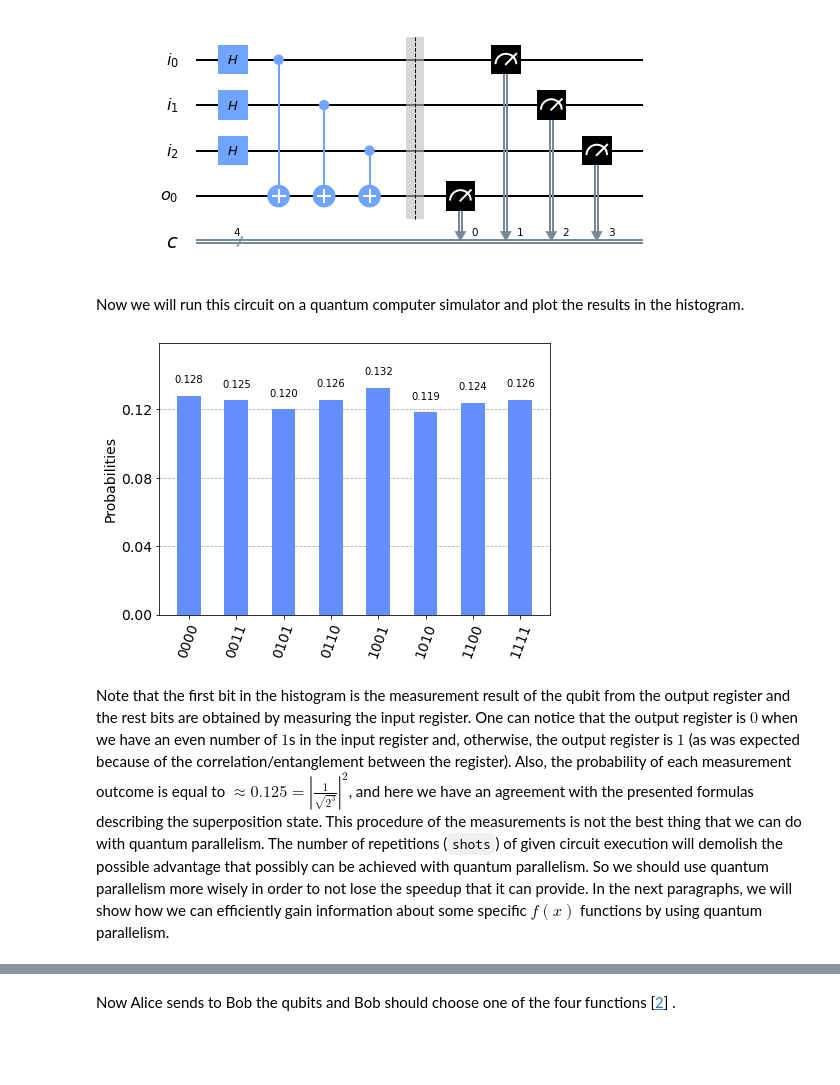
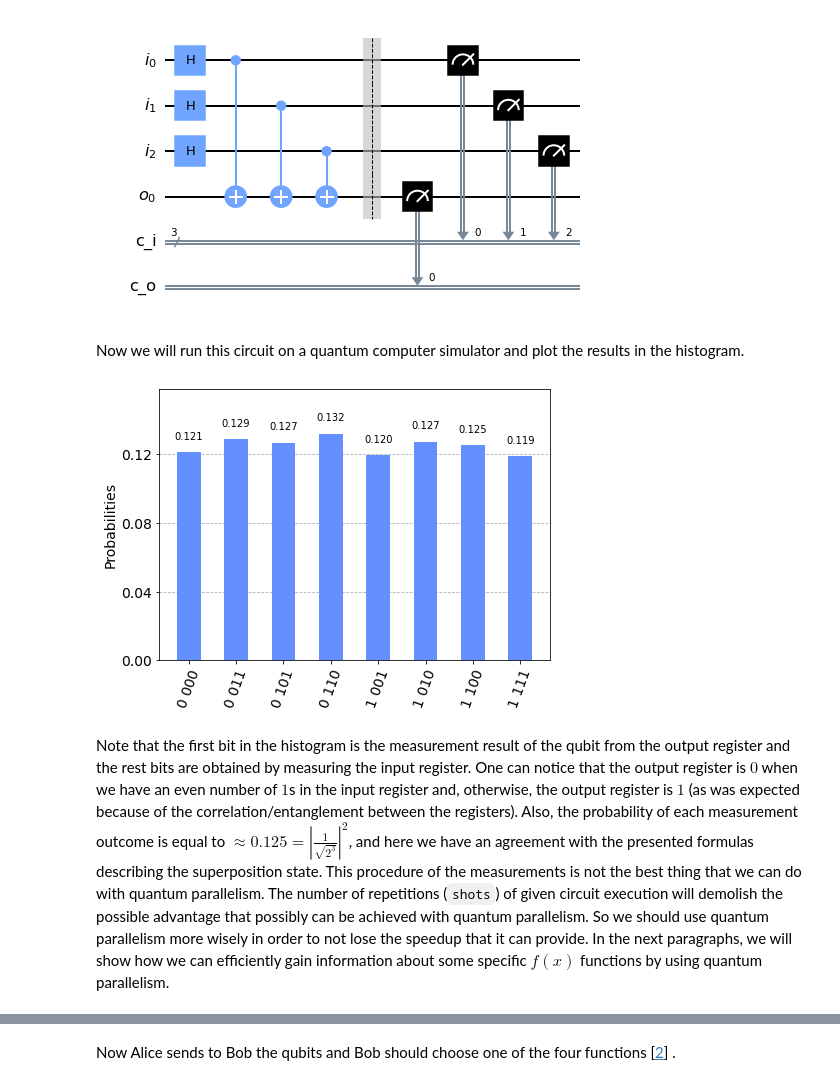
Before and after one commit to DavitKhach/quantum-algorithms-tutorials, a Jupyter notebook: quantum_parallelism_Deutsch_Jozsa.ipynb, the cells around one changed output, grey strips where cells are left out. Drawn from its saved outputs; the diff is of its cells as text; code cells hidden in the pictures; blank space fills up the shorter version.

```diff
--- a/quantum_parallelism_Deutsch_Jozsa.ipynb
+++ b/quantum_parallelism_Deutsch_Jozsa.ipynb
@@ -113,40 +113,42 @@ Now let's write a code for this circuit:
 # %%
 from qiskit import *
 %matplotlib inline
 
 # Initialization of quantum and classical registers
 # and the quantum circuit acting on those registers
 input_register = QuantumRegister(3, "i")
 output_register = QuantumRegister(1, "o")
-classical_register = ClassicalRegister(4, "c")
-parallelism_circuit = QuantumCircuit(input_register, output_register, classical_register)
+classical_input_register = ClassicalRegister(3, "c_i")
+classical_output_register = ClassicalRegister(1, "c_o")
+parallelism_circuit = QuantumCircuit(input_register, output_register,
+                                     classical_input_register, classical_output_register)
 
 # Hadamard gates acting on qubits in the input register
 parallelism_circuit.h(input_register[0])
 parallelism_circuit.h(input_register[1])
 parallelism_circuit.h(input_register[2])
 
 # CNOTs controlled by qubits from the input register
 # and applied on the qubit from the output register
 parallelism_circuit.cx(input_register[0], output_register[0])
 parallelism_circuit.cx(input_register[1], output_register[0])
 parallelism_circuit.cx(input_register[2], output_register[0])
 
 # Just for a nice drawing of the circuit add a barrier
 parallelism_circuit.barrier()
 
 # Measurements on the qubits from the output register
 # and input register. The results are stored in the
 # classical bits from the classical register
-parallelism_circuit.measure(output_register[0], classical_register[0])
-parallelism_circuit.measure(input_register[0], classical_register[1])
-parallelism_circuit.measure(input_register[1], classical_register[2])
-parallelism_circuit.measure(input_register[2], classical_register[3])
+parallelism_circuit.measure(output_register[0], classical_output_register[0])
+parallelism_circuit.measure(input_register[0], classical_input_register[0])
+parallelism_circuit.measure(input_register[1], classical_input_register[1])
+parallelism_circuit.measure(input_register[2], classical_input_register[2])
 
 # Draw the circuit
 parallelism_circuit.draw(output="mpl")
 # %% [output]
-[figure, old version]
+[figure, new version]
 # %% [markdown]
 Now we will run this circuit on a quantum computer simulator and plot the results in the histogram.
 # %%
@@ -164,9 +166,9 @@ counts = result.get_counts()
 # Plot the results in the histogram
 plot_histogram(counts)
 # %% [output]
-[figure, old version]
+[figure, new version]
 # %% [markdown]
-Note that the first bit in the histogram is the measurement result of the qubit from the output register and the rest bits are obtained by measuring the input register. One can notice that the output register is $0$ when we have an even number of $1$s in the input register and, otherwise, the output register is $1$ (as was expected because of the correlation/entanglement between the register). Also, the probability of each measurement outcome is equal to $\approx 0.125 = \left|\frac{1}{\sqrt{2^3}}\right|^2$, and here we have an agreement with the presented formulas describing the superposition state. This procedure of the measurements is not the best thing that we can do with quantum parallelism. The number of repetitions (`shots`) of given circuit execution will demolish the possible advantage that possibly can be achieved with quantum parallelism. So we should use quantum parallelism more wisely in order to not lose the speedup that it can provide. In the next paragraphs, we will show how we can efficiently gain information about some specific $f(x)$ functions by using quantum parallelism.
+Note that the first bit in the histogram is the measurement result of the qubit from the output register and the rest bits are obtained by measuring the input register. One can notice that the output register is $0$ when we have an even number of $1$s in the input register and, otherwise, the output register is $1$ (as was expected because of the correlation/entanglement between the registers). Also, the probability of each measurement outcome is equal to $\approx 0.125 = \left|\frac{1}{\sqrt{2^3}}\right|^2$, and here we have an agreement with the presented formulas describing the superposition state. This procedure of the measurements is not the best thing that we can do with quantum parallelism. The number of repetitions (`shots`) of given circuit execution will demolish the possible advantage that possibly can be achieved with quantum parallelism. So we should use quantum parallelism more wisely in order to not lose the speedup that it can provide. In the next paragraphs, we will show how we can efficiently gain information about some specific $f(x)$ functions by using quantum parallelism.
 # %% [markdown]
 <h3 align="left">
 2. Deutsch's algorithm
```
Also changed, not shown: parts of 11 cells of this notebook.
